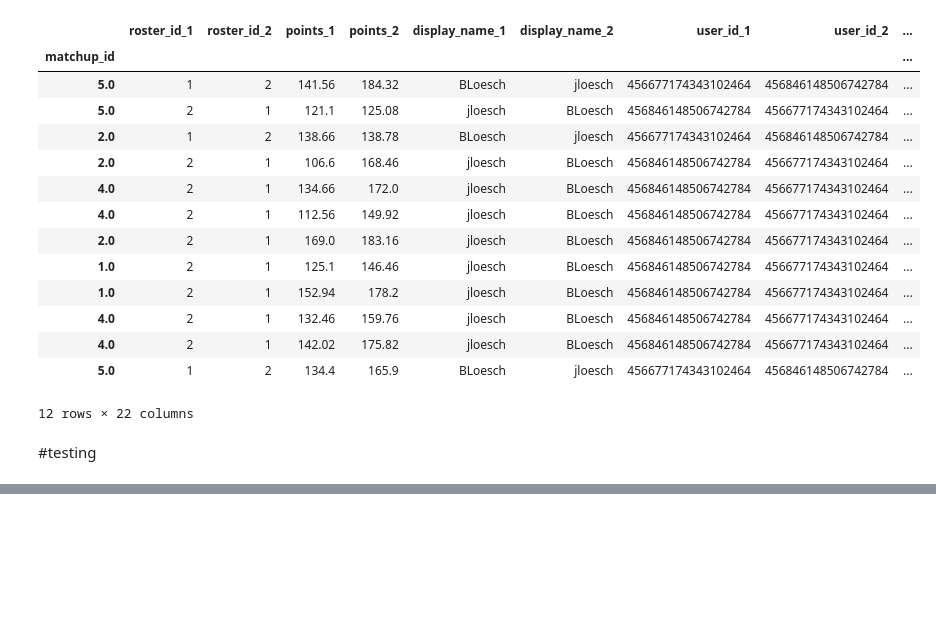
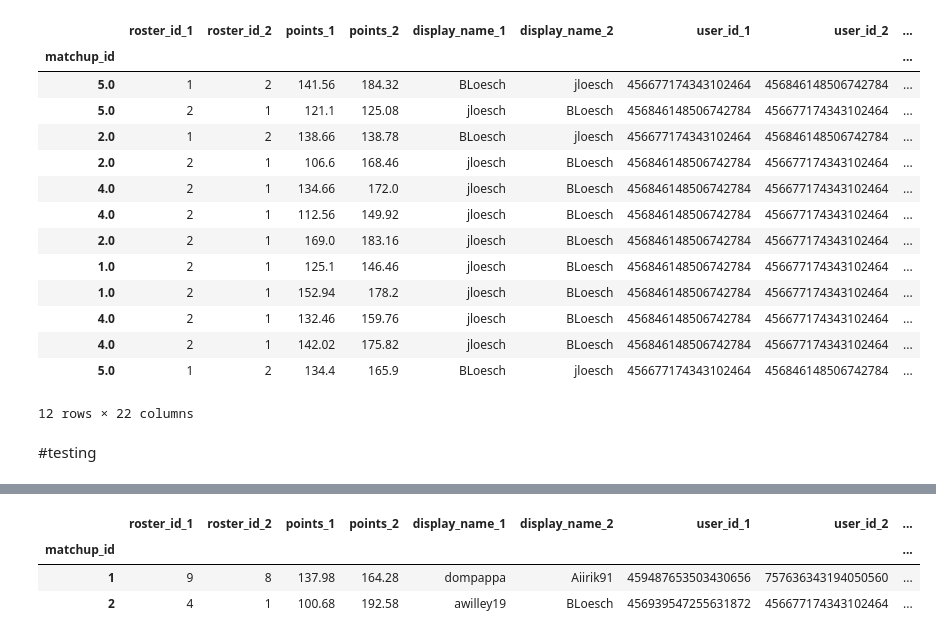
Before and after one commit to B-Loesch/sleeper_streamlit, a Jupyter notebook: testing_api.ipynb, the cells around one changed output, grey strips where cells are left out. Saved outputs shown, nothing was run; the diff lists cells and outputs as text; code cells hidden in the pictures; blank space fills up the shorter version.

```diff
--- a/testing_api.ipynb
+++ b/testing_api.ipynb
@@ -502,0 +305,26 @@ users[4]
+# %%
+matchups_response = get_matchups(936029369854734336, week_number = 17)
+
+if matchups_response != []:
+    matchups = {"points": [],
+                "roster_id": [],
+                "matchup_id": []}
+
+    for matchup in matchups_response:
+        matchups["points"].append(matchup["points"])
+        matchups["roster_id"].append(matchup["roster_id"])
+        matchups["matchup_id"].append(matchup["matchup_id"])
+
+
+    matchups_df = pd.DataFrame(matchups)
+    matchups_df = matchups_df.sort_values(by=['matchup_id', 'points']).reset_index(drop=True)
+    matchups_df['pair'] = matchups_df.groupby('matchup_id').cumcount() + 1
+    matchups_df = matchups_df.merge(users_df, on = 'roster_id')
+    matchups_df = matchups_df[matchups_df["matchup_id"].notnull()]
+    matchups_df['matchup_id'] = matchups_df['matchup_id'].astype(int)
+
+    matchups_df_wide = matchups_df.pivot(index='matchup_id', columns='pair', values=['roster_id', 'points', 'display_name', 'user_id'])
+    matchups_df_wide.columns = [f"{col[0]}_{int(col[1])}" for col in matchups_df_wide.columns]
+    matchups_df_wide["season"] = season
+    matchups_df_wide["week"] = week
+    matchups_df_wide["match_type"] = matchups_df_wide['week'].apply(lambda x: 'Regular Season' if x < int(play_off_week_start) else 'Playoffs')
@@ -502,0 +339,7 @@ users[4]
+# %%
+matchups_df_wide
+# %% [output]
+|  | roster_id_1 | roster_id_2 | points_1 | points_2 | display_name_1 | display_name_2 | user_id_1 | user_id_2 | ... |
+| matchup_id |  |  |  |  |  |  |  |  | ... |
+| 1 | 9 | 8 | 137.98 | 164.28 | dompappa | Aiirik91 | 459487653503430656 | 757636343194050560 | ... |
+| 2 | 4 | 1 | 100.68 | 192.58 | awilley19 | BLoesch | 456939547255631872 | 456677174343102464 | ... |
```
Also changed, not shown: parts of 32 cells of this notebook, 2 other files.
